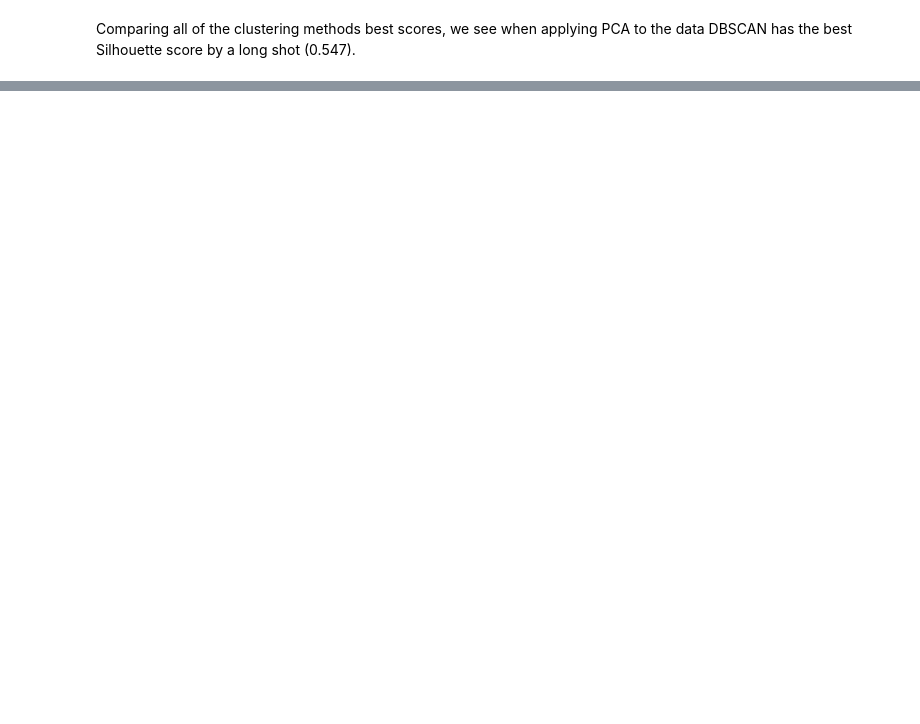
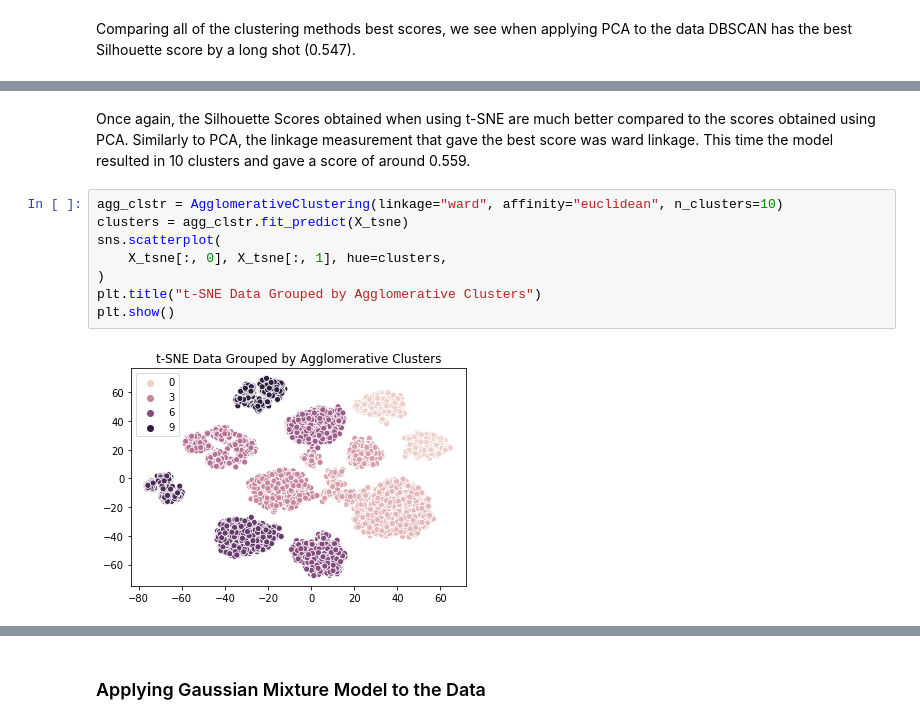
Before and after one commit to jhl126/For-Fun-LoL-Data, a Jupyter notebook: LoL Blue Wins Clustering.ipynb, the cells around one changed output, grey strips where cells are left out. Saved outputs shown, nothing was run; the diff lists cells and outputs as text; blank space fills up the shorter version.

```diff
--- a/LoL Blue Wins Clustering.ipynb
+++ b/LoL Blue Wins Clustering.ipynb
@@ -514,0 +794,12 @@ Comparing all of the clustering methods best scores, we see when applying PCA to
+# %% [markdown]
+Once again, the Silhouette Scores obtained when using t-SNE are much better compared to the scores obtained using PCA. Similarly to PCA, the linkage measurement that gave the best score was ward linkage. This time the model resulted in 10 clusters and gave a score of around 0.559.
+# %%
+agg_clstr = AgglomerativeClustering(linkage="ward", affinity="euclidean", n_clusters=10)
+clusters = agg_clstr.fit_predict(X_tsne)
+sns.scatterplot(
+    X_tsne[:, 0], X_tsne[:, 1], hue=clusters,
+)
+plt.title("t-SNE Data Grouped by Agglomerative Clusters")
+plt.show()
+# %% [output]
+[figure, added]
@@ -514,0 +819,2 @@ Comparing all of the clustering methods best scores, we see when applying PCA to
+# %% [markdown]
+### Applying Gaussian Mixture Model to the Data
```
Also changed, not shown: parts of 25 cells of this notebook.
